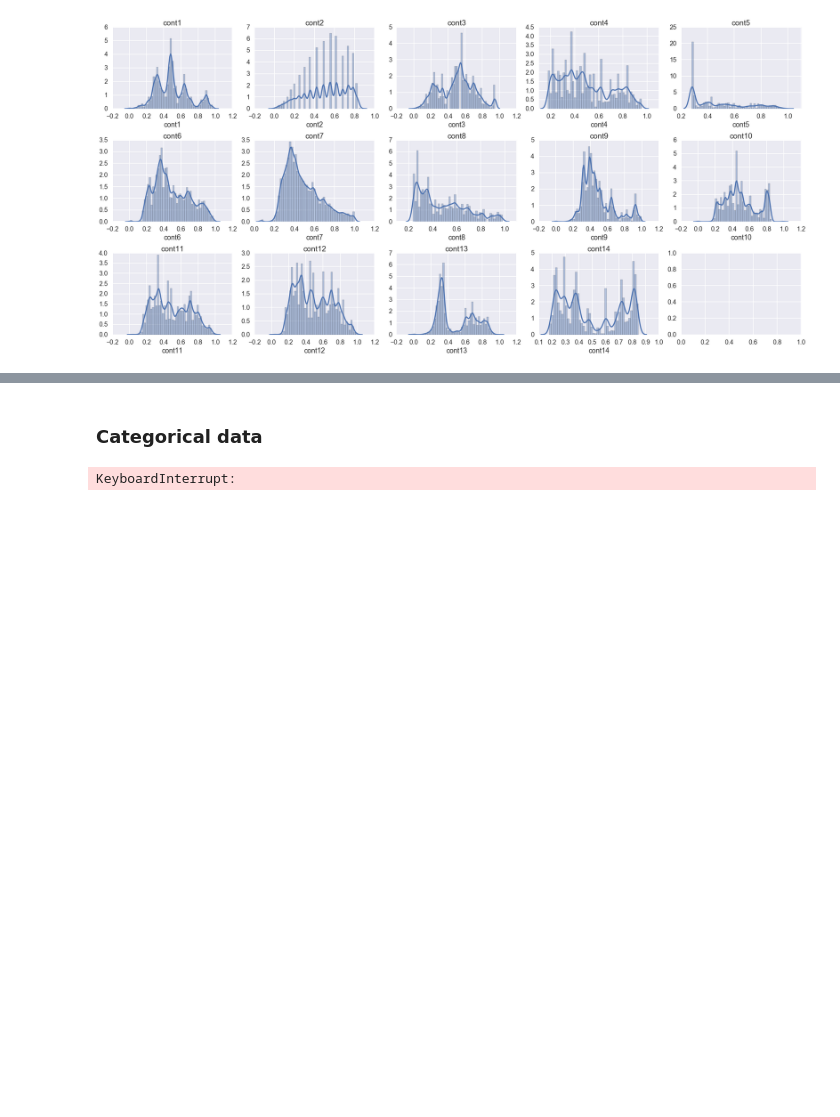
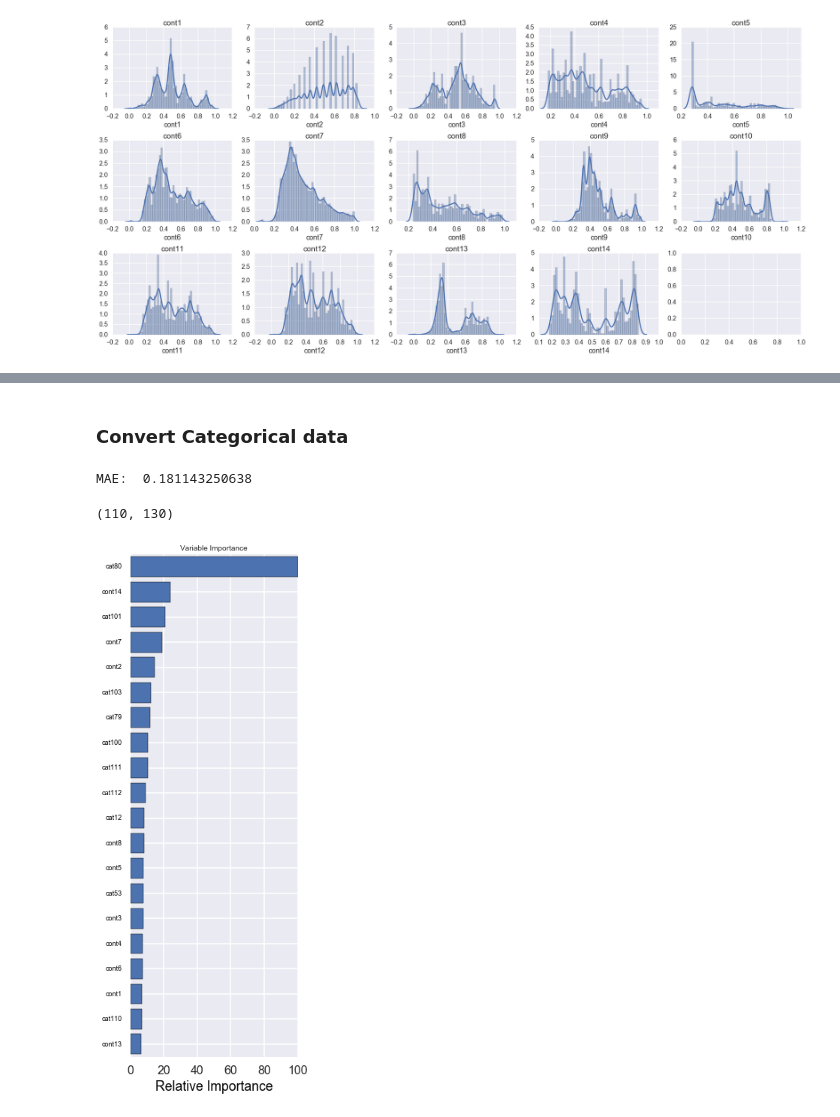
Before and after one commit to ewillmot/kaggle-allstate, a Jupyter notebook: notebooks/20161013_KEW_exploratory.ipynb, the cells around one changed output, grey strips where cells are left out. Saved outputs shown, nothing was run; the diff lists cells and outputs as text; code cells hidden in the pictures; blank space fills up the shorter version.

Commit message:
Prediction using most basic random forest model ever

```diff
--- a/notebooks/20161013_KEW_exploratory.ipynb
+++ b/notebooks/20161013_KEW_exploratory.ipynb
@@ -144,5 +121,5 @@ Average RMSE (test data):  0.380926757013
 # %% [markdown]
-### Categorical data
+### Convert Categorical data
 # %%
 def convert_strings(pdseries):
     # Function inputs a column of a pandas DataFrame,
@@ -168,20 +145,34 @@ for col in keepcats:
 # %%
 features = [col for col in train.columns if col not in ['id','loss','log-loss']]
 x = train[features]
 train['log-loss'] = np.log(train['loss'])
 y = train['log-loss']
 
-X_train, X_test, y_train, y_test = train_test_split(x, y, test_size=.5)
-
-# Fit an Extra Trees model to the data
+# Test on the full training dataset
 model = RandomForestRegressor()
-model.fit(X_train, y_train)
+model.fit(x, y)
 # display the relative importance of each attribute
 feature_importance = model.feature_importances_
 
-mae = mean_absolute_error(y_train,model.predict(X_train))
-mae2 = mean_absolute_error(y_test,model.predict(X_test))
+mae = mean_absolute_error(y,model.predict(x))
+#mae2 = mean_absolute_error(y_test,model.predict(X_test))
 
-print mae,mae2
+print 'MAE: ',mae
+
+####################################################
+# Plot the feature importances
+plt.figure(figsize=(4,12))
+
+# make importances relative to most important feature
+feature_importance = 100.0 * (feature_importance / feature_importance.max())
+sorted_idx = np.argsort(feature_importance)
+pos = np.arange(sorted_idx.shape[0]) + .5
+plt.barh(pos, feature_importance[sorted_idx], align='center')
+plt.yticks(pos, np.array(features)[sorted_idx],color='k',fontsize=9)
+plt.xlabel('Relative Importance',color='k')
+plt.title('Variable Importance',fontsize=10)
+plt.ylim([len(sorted_idx)-20,len(sorted_idx)]) # Only plot top 20 (otherwise plot is crowded)
 # %% [output]
-KeyboardInterrupt:
+MAE:  0.181143250638
+(110, 130)
+[figure, added]
```
Also changed, not shown: parts of 6 cells of this notebook.
